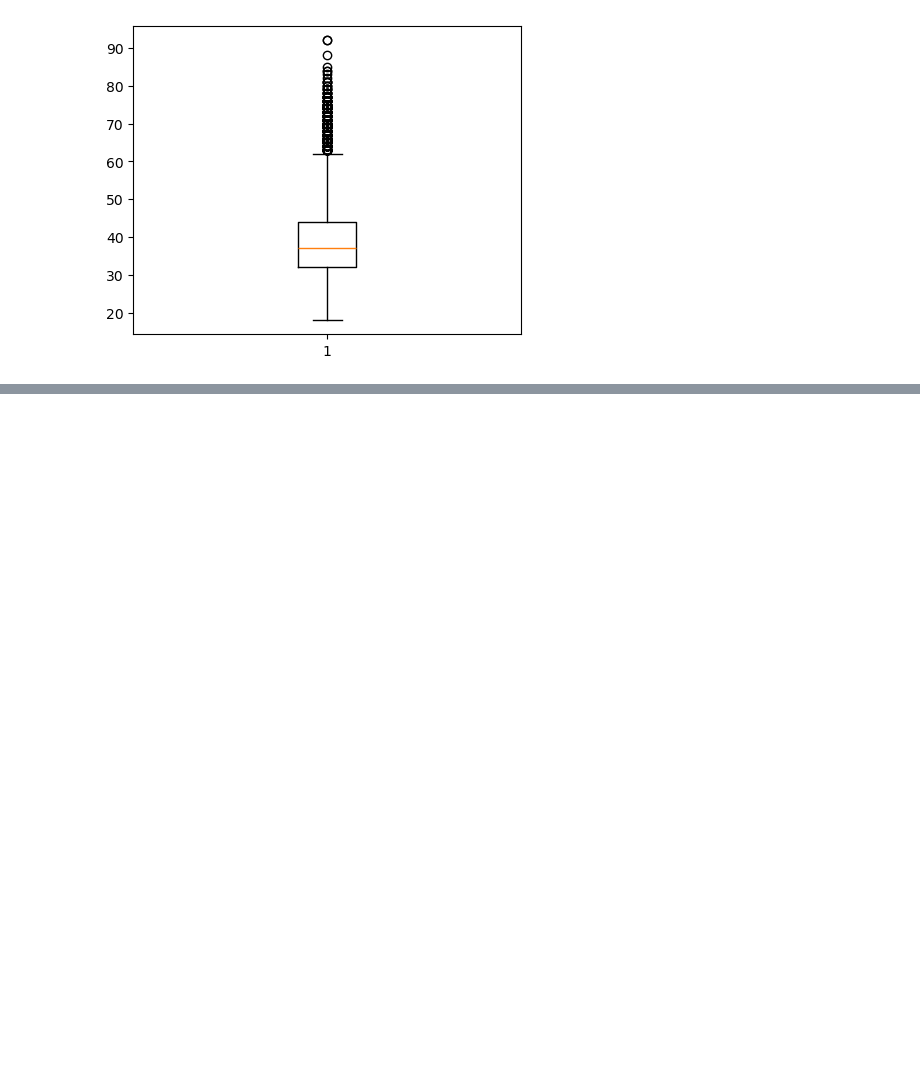
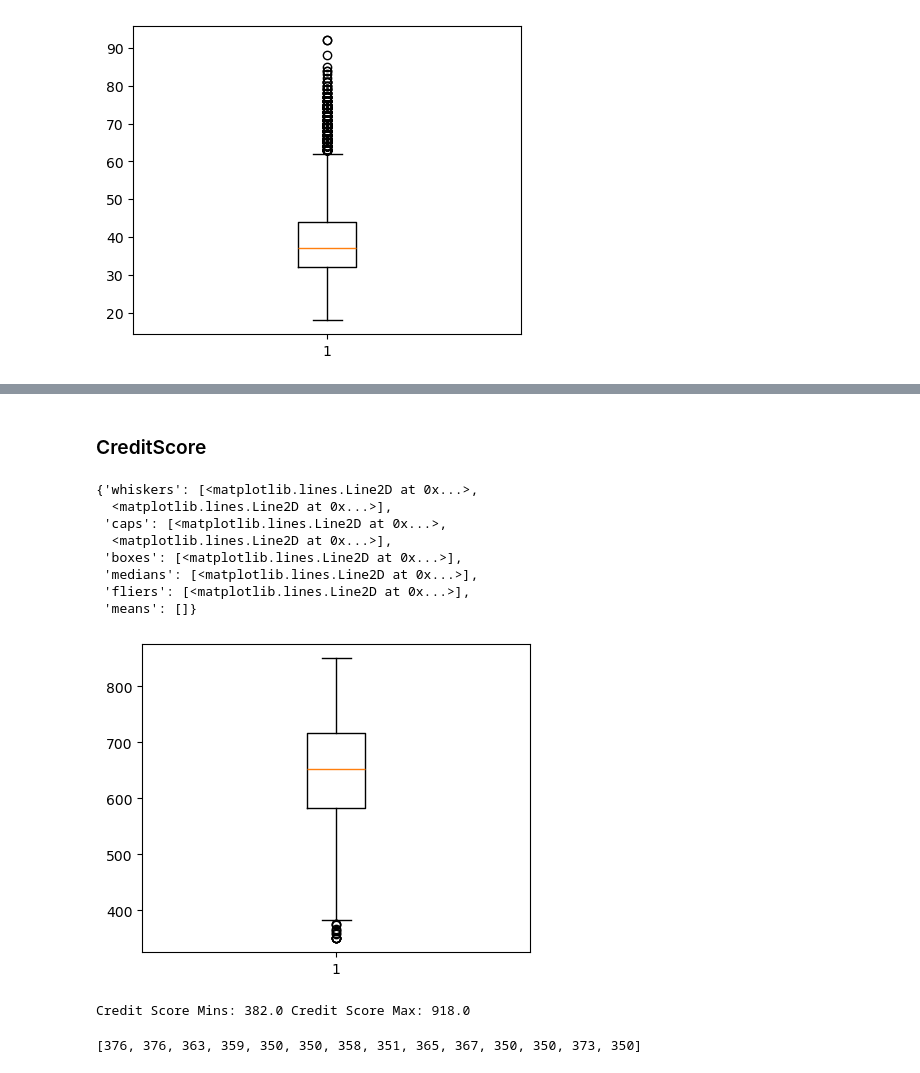
Before and after one commit to MrinmoyBANIKYA/End-to-End-Bank-CustomerChurnAnalysis, a Jupyter notebook: info.ipynb, the cells around one changed output, grey strips where cells are left out. Cells and saved outputs as stored; diff of their text form; code cells hidden in the pictures; blank space fills up the shorter version.

```diff
--- a/info.ipynb
+++ b/info.ipynb
@@ -157,0 +162,6 @@ plt.boxplot(x = df['age'])
+# %%
+Q1 = np.percentile(age , 25, interpolation = 'midpoint') ##calculating the first quartile (Q1) of the 'age' column. The 25th percentile is the value below which 25% of the data falls. The interpolation parameter is used to specify how to calculate the percentile when the desired percentile lies between two data points. In this case, we are using 'midpoint' which means that we will take the average of the two data points that lie on either side of the desired percentile.
+Q2 = np.percentile(age , 50, interpolation = 'midpoint') ##calculating the second quartile (Q2) of the 'age' column. The 50th percentile is the value below which 50% of the data falls. This is also known as the median of the data.
+Q3 = np.percentile(age , 75, interpolation = 'midpoint') ##calculating the third quartile (Q3) of the 'age' column. The 75th percentile is the value below which 75% of the data falls.
+# %%
+IQR = Q3 - Q1 ##calculating the interquartile range (IQR) of the 'age' column. The IQR is the difference between the third quartile (Q3) and the first quartile (Q1). It is a measure of the spread of the data and is used to identify outliers.
@@ -157,0 +176,6 @@ plt.boxplot(x = df['age'])
+# %%
+outliers_age = []
+for i in age:
+    if i> Q3 + 1.5*IQR or i < Q1 - 1.5*IQR:
+        outliers_age.append(i)
+outliers_age ##this is the list of outliers in the 'age' column. We can see that there are 162 outliers in the 'age' column. We can remove these outliers from the data to improve the performance of our model. We will discuss how to remove outliers in the next section.
@@ -157,0 +216,17 @@ plt.boxplot(x = df['age'])
+# %%
+df = df[~df['age'].isin(outliers_age)] ##this will remove the rows of the data where the 'age' column has outliers. We can see that there are 9838 rows in the data after removing the outliers in the 'age' column. We can check the shape of the data to confirm that the outliers have been removed.
+# %% [markdown]
+### CreditScore
+# %%
+plt.figure(figsize=(5, 4)) ##here figsize is the size of plot with width, height in inches.
+plt.boxplot(x = df['credit_score']) ##we can see that there are no outliers in the 'credit_score' column after removing the outliers in the 'age' column. This is because the 'credit_score' column is not affected by the outliers in the 'age' column. We can also see that the distribution of the 'credit_score' column is more normal after removing the outliers in the 'age' column.
+# %% [output]
+{'whiskers': [<matplotlib.lines.Line2D at 0x...>,
+  <matplotlib.lines.Line2D at 0x...>],
+ 'caps': [<matplotlib.lines.Line2D at 0x...>,
+  <matplotlib.lines.Line2D at 0x...>],
+ 'boxes': [<matplotlib.lines.Line2D at 0x...>],
+ 'medians': [<matplotlib.lines.Line2D at 0x...>],
+ 'fliers': [<matplotlib.lines.Line2D at 0x...>],
+ 'means': []}
+[figure, added]
@@ -157,0 +239,13 @@ plt.boxplot(x = df['age'])
+# %%
+IQR = Q3-Q1
+print("Credit Score Mins:", Q1 - 1.5*IQR , "Credit Score Max:", Q3 + 1.5*IQR) ##we can see that there are no outliers in the 'credit_score' column since the minimum and maximum values for identifying outliers are outside the range of the 'credit_score' column. This is because the 'credit_score' column is not affected by the outliers in the 'age' column. We can also see that the distribution of the 'credit_score' column is more normal after removing the outliers in the 'age' column.
+# %% [output]
+Credit Score Mins: 382.0 Credit Score Max: 918.0
+# %%
+outliers_credit = []
+for i in credit:
+    if i> Q3 + 1.5*IQR or i < Q1 - 1.5*IQR:
+        outliers_credit.append(i)
+outliers_credit
+# %% [output]
+[376, 376, 363, 359, 350, 350, 358, 351, 365, 367, 350, 350, 373, 350]
```
Also changed, not shown: parts of 50 cells of this notebook.
